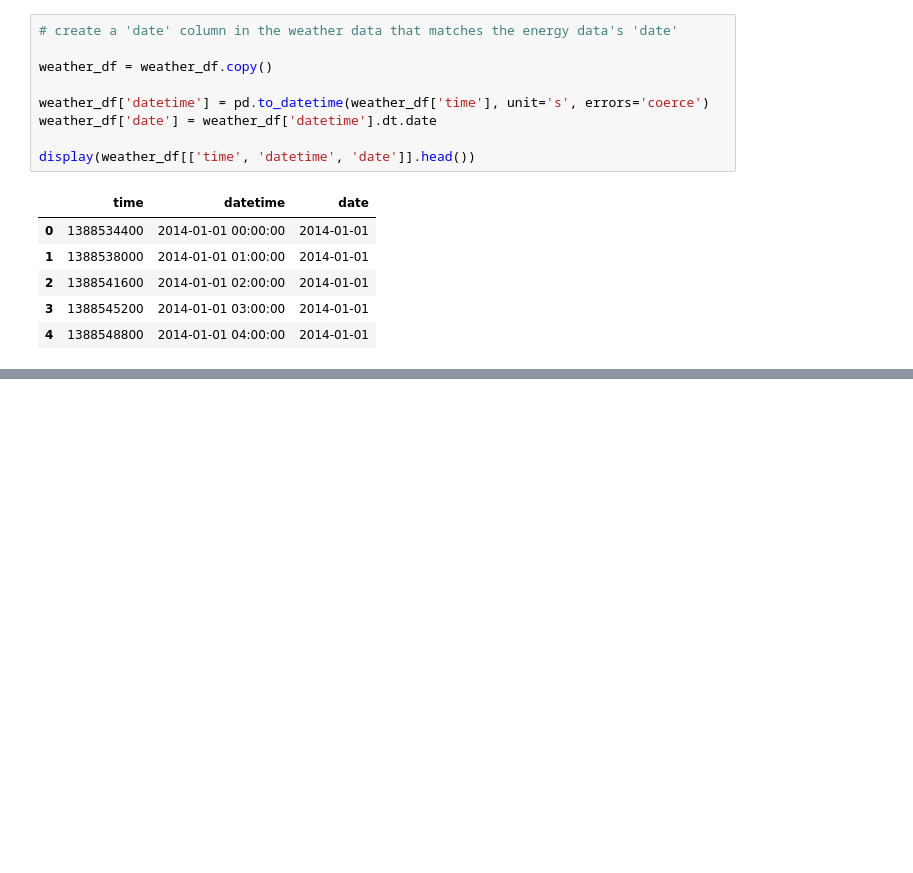
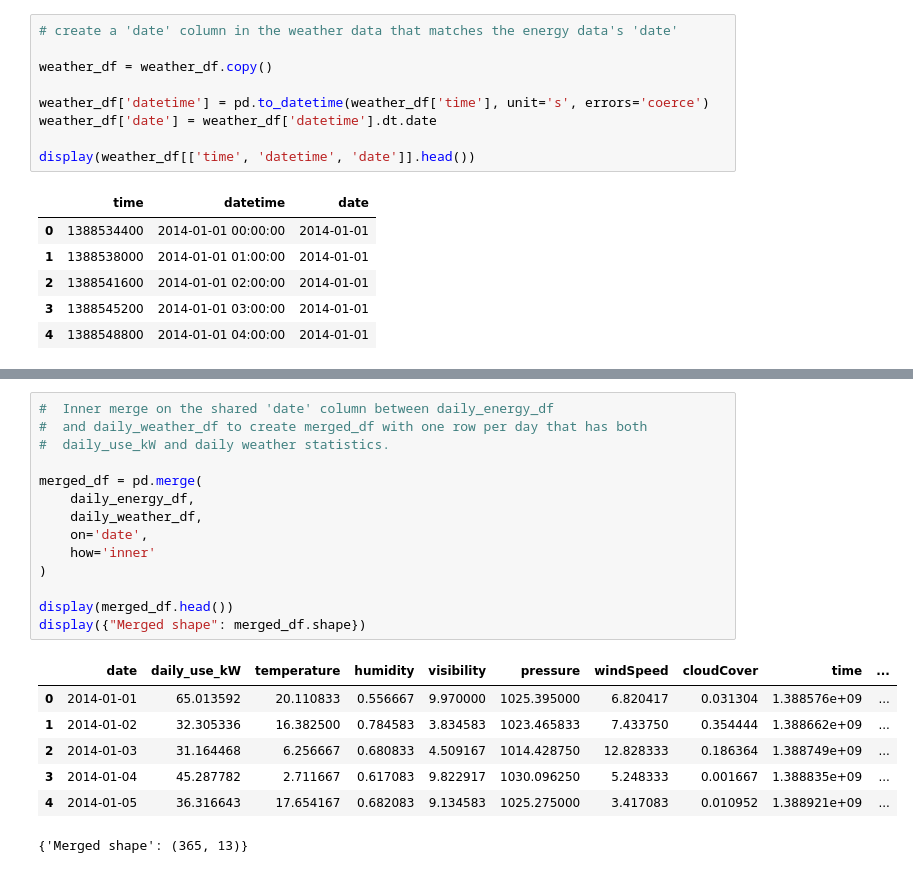
Before and after one commit to apple101012/cse351hw4, a Jupyter notebook: main.ipynb, the cells around one changed output, grey strips where cells are left out. Saved outputs shown, nothing was run; the diff lists cells and outputs as text; blank space fills up the shorter version.

```diff
--- a/main.ipynb
+++ b/main.ipynb
@@ -113,0 +142,22 @@ display({"Daily energy shape": daily_energy_df.shape})
+# %%
+#  Inner merge on the shared 'date' column between daily_energy_df
+#  and daily_weather_df to create merged_df with one row per day that has both
+#  daily_use_kW and daily weather statistics.
+
+merged_df = pd.merge(
+    daily_energy_df,
+    daily_weather_df,
+    on='date',
+    how='inner'
+)
+
+display(merged_df.head())
+display({"Merged shape": merged_df.shape})
+# %% [output]
+|  | date | daily_use_kW | temperature | humidity | visibility | pressure | windSpeed | cloudCover | time | ... |
+| 0 | 2014-01-01 | 65.013592 | 20.110833 | 0.556667 | 9.970000 | 1025.395000 | 6.820417 | 0.031304 | 1.388576e+09 | ... |
+| 1 | 2014-01-02 | 32.305336 | 16.382500 | 0.784583 | 3.834583 | 1023.465833 | 7.433750 | 0.354444 | 1.388662e+09 | ... |
+| 2 | 2014-01-03 | 31.164468 | 6.256667 | 0.680833 | 4.509167 | 1014.428750 | 12.828333 | 0.186364 | 1.388749e+09 | ... |
+| 3 | 2014-01-04 | 45.287782 | 2.711667 | 0.617083 | 9.822917 | 1030.096250 | 5.248333 | 0.001667 | 1.388835e+09 | ... |
+| 4 | 2014-01-05 | 36.316643 | 17.654167 | 0.682083 | 9.134583 | 1025.275000 | 3.417083 | 0.010952 | 1.388921e+09 | ... |
+{'Merged shape': (365, 13)}
```
Also changed, not shown: parts of 25 cells of this notebook, 2 other files.
